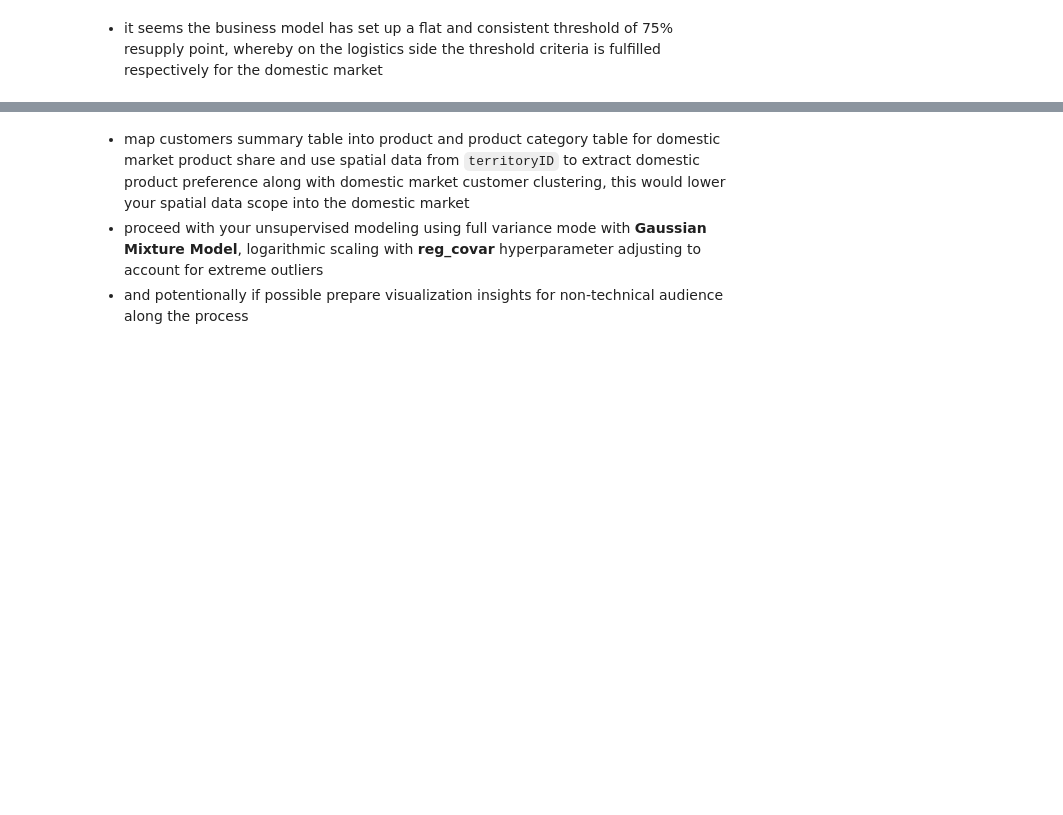
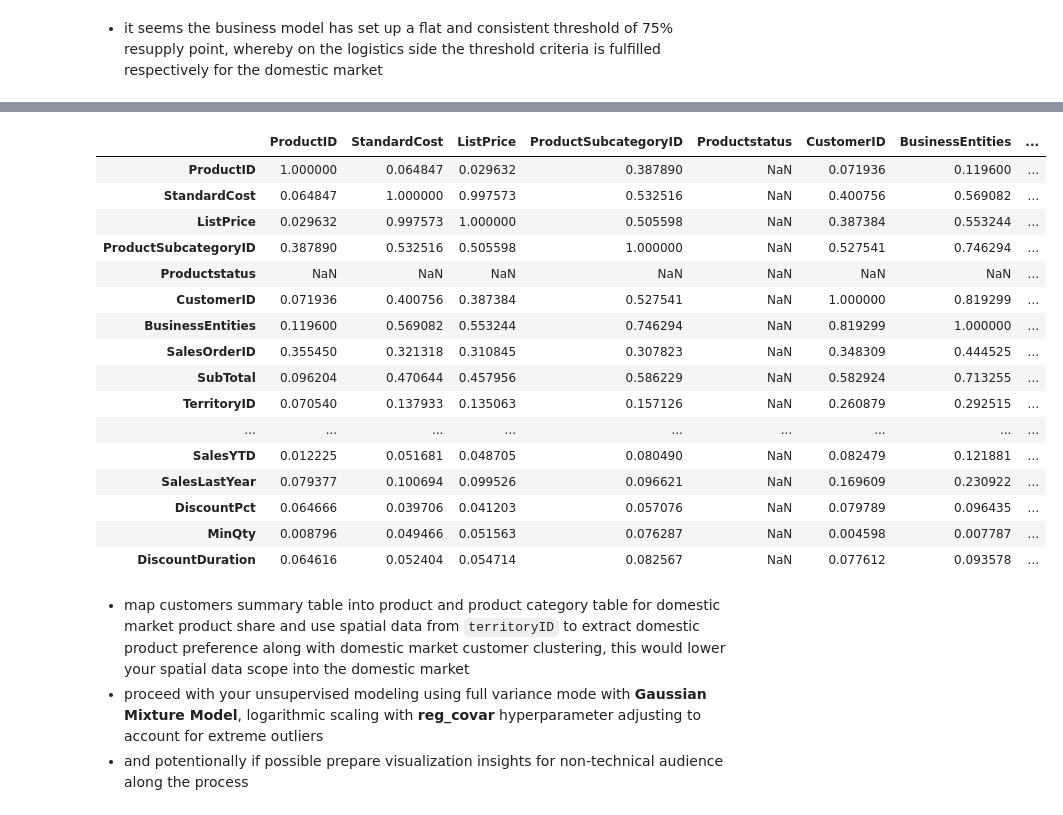
Before and after one commit to AtlasMarbx/AdventureWorks-Data-Migration-and-insight-extraction, a Jupyter notebook: EDA_process.ipynb, the cells around one changed output, grey strips where cells are left out. Drawn from its saved outputs; the diff is of its cells as text; code cells hidden in the pictures; blank space fills up the shorter version.

```diff
--- a/EDA_process.ipynb
+++ b/EDA_process.ipynb
@@ -1147,10 +1147,11 @@ array([75.])
 # %% [markdown]
 - it seems the business model has set up a flat and consistent threshold of 75% resupply point, whereby on the logistics side the threshold criteria is fulfilled respectively for the domestic market
 # %%
+refined_df_product['Productstatus'] = (pd.to_datetime(refined_df_product['SellEndDate']) - pd.to_datetime(refined_df_product['SellStartDate'])).dt.days
+
 product_subset = refined_df_product.drop(columns=['Color', 'Size', 'WeightUnitMeasureCode', 'Weight',
                                                 'MakeFlag', 'ProductNumber', 'Weight', 'DaysToManufacture',
                                                 'ProductLine', 'Class', 'Style', 'FinishedGoodsFlag',
                                                 'WeightUnitMeasureCode', 'ProductModelID', 'DiscontinuedDate', 'SizeUnitMeasureCode',
-                                                'ReorderPoint', 'SafetyStockLevel']).copy() # won't contribute to RFM-to-ProductID patterns mapping
-
-product_subset.head(1)
+                                                'ReorderPoint', 'SafetyStockLevel', 'SellStartDate', 'SellEndDate',
+                                                'Name']).copy() # won't contribute to RFM-to-ProductID patterns mapping
@@ -1159,0 +1174,11 @@ product_subset.head(1)
+# %%
+df_customers['BusinessEntities'] = df_customers['StoreID'].notna()
+
+business_count = df_customers[df_customers['StoreID'].notna()].shape[0]
+customer_count = df_customers[df_customers['StoreID'].isna()].shape[0]
+
+refined_customers_df = df_customers.drop(columns=['AccountNumber', 'rowguid', 'ModifiedDate', 'TerritoryID',
+                                                'StoreID', 'PersonID']).copy()
+
+business_ratio = np.round((business_count / (customer_count + business_count))*100, 2)
+business_ratio
@@ -1160,9 +1196,18 @@ product_subset.head(1)
 # %%
 salesorderheader = refined_df_orderheader[['CustomerID','SalesOrderID', 'SubTotal', 'TerritoryID', 'ShipMethodID']].copy()
 salesorderdetails = df_orderdetails[['SalesOrderID', 'ProductID', 'LineTotal', 'OrderQty', 'SpecialOfferID' ,'UnitPriceDiscount']].copy()
-territoryID = df_salesterritory.drop(columns=['rowguid', 'ModifiedDate', 'CostLastYear', 'CostYTD']).copy() # CostLastYear, CostYTD values are 0
-refined_special_offer = df_sales_specialoffer.drop(columns=['rowguid', 'ModifiedDate', 'MaxQty', ])
-sales_summary = pd.merge(salesorderheader, salesorderdetails, on='SalesOrderID')
 
-refined_special_offer
+territoryID = df_salesterritory.drop(columns=['rowguid', 'ModifiedDate', 'CostLastYear', 'CostYTD']).copy() # CostLastYear, CostYTD values are equal to 0
+df_sales_specialoffer['DiscountDuration'] = df_sales_specialoffer['EndDate'] - df_sales_specialoffer['StartDate']
+
+refined_special_offer = df_sales_specialoffer.drop(columns=['rowguid', 'ModifiedDate', 'MaxQty', 'StartDate', 'EndDate']).copy()
+
+sales_layer = pd.merge(salesorderheader, salesorderdetails, on='SalesOrderID')
+customer_layer = pd.merge(refined_customers_df, sales_layer, on='CustomerID')
+territory_layer = pd.merge(customer_layer, territoryID, on='TerritoryID')
+special_offer_layer = pd.merge(territory_layer, refined_special_offer, on='SpecialOfferID')
+
+summary_product_layer = pd.merge(product_subset, special_offer_layer, on='ProductID')
+
+summary_product_layer.shape
 # %% [output]
@@ -1202,5 +1223,25 @@ top_transactions_total
 # %%
-#product_track = pd.merge(salesorderID, ...), aiming to merge customers table with product table for tomorrow
+temp_corr_subset = summary_product_layer.drop(columns=['Name', 'CountryRegionCode', 'Group', 'Description', 'Type', 'Category']).copy()
+
+temp_corr_subset.corr().abs()
+# %% [output]
+|  | ProductID | StandardCost | ListPrice | ProductSubcategoryID | Productstatus | CustomerID | BusinessEntities | ... |
+| ProductID | 1.000000 | 0.064847 | 0.029632 | 0.387890 | NaN | 0.071936 | 0.119600 | ... |
+| StandardCost | 0.064847 | 1.000000 | 0.997573 | 0.532516 | NaN | 0.400756 | 0.569082 | ... |
+| ListPrice | 0.029632 | 0.997573 | 1.000000 | 0.505598 | NaN | 0.387384 | 0.553244 | ... |
+| ProductSubcategoryID | 0.387890 | 0.532516 | 0.505598 | 1.000000 | NaN | 0.527541 | 0.746294 | ... |
+| Productstatus | NaN | NaN | NaN | NaN | NaN | NaN | NaN | ... |
+| CustomerID | 0.071936 | 0.400756 | 0.387384 | 0.527541 | NaN | 1.000000 | 0.819299 | ... |
+| BusinessEntities | 0.119600 | 0.569082 | 0.553244 | 0.746294 | NaN | 0.819299 | 1.000000 | ... |
+| SalesOrderID | 0.355450 | 0.321318 | 0.310845 | 0.307823 | NaN | 0.348309 | 0.444525 | ... |
+| SubTotal | 0.096204 | 0.470644 | 0.457956 | 0.586229 | NaN | 0.582924 | 0.713255 | ... |
+| TerritoryID | 0.070540 | 0.137933 | 0.135063 | 0.157126 | NaN | 0.260879 | 0.292515 | ... |
+| ... | ... | ... | ... | ... | ... | ... | ... | ... |
+| SalesYTD | 0.012225 | 0.051681 | 0.048705 | 0.080490 | NaN | 0.082479 | 0.121881 | ... |
+| SalesLastYear | 0.079377 | 0.100694 | 0.099526 | 0.096621 | NaN | 0.169609 | 0.230922 | ... |
+| DiscountPct | 0.064666 | 0.039706 | 0.041203 | 0.057076 | NaN | 0.079789 | 0.096435 | ... |
+| MinQty | 0.008796 | 0.049466 | 0.051563 | 0.076287 | NaN | 0.004598 | 0.007787 | ... |
+| DiscountDuration | 0.064616 | 0.052404 | 0.054714 | 0.082567 | NaN | 0.077612 | 0.093578 | ... |
 # %% [markdown]
 - map customers summary table into product and product category table for domestic market product share and use spatial data from `territoryID` to extract domestic product preference along with domestic market customer clustering, this would lower your spatial data scope into the domestic market
 - proceed with your unsupervised modeling using full variance mode with **Gaussian Mixture Model**, logarithmic scaling with **reg_covar** hyperparameter adjusting to account for extreme outliers
```
Also changed, not shown: parts of 11 cells of this notebook.
